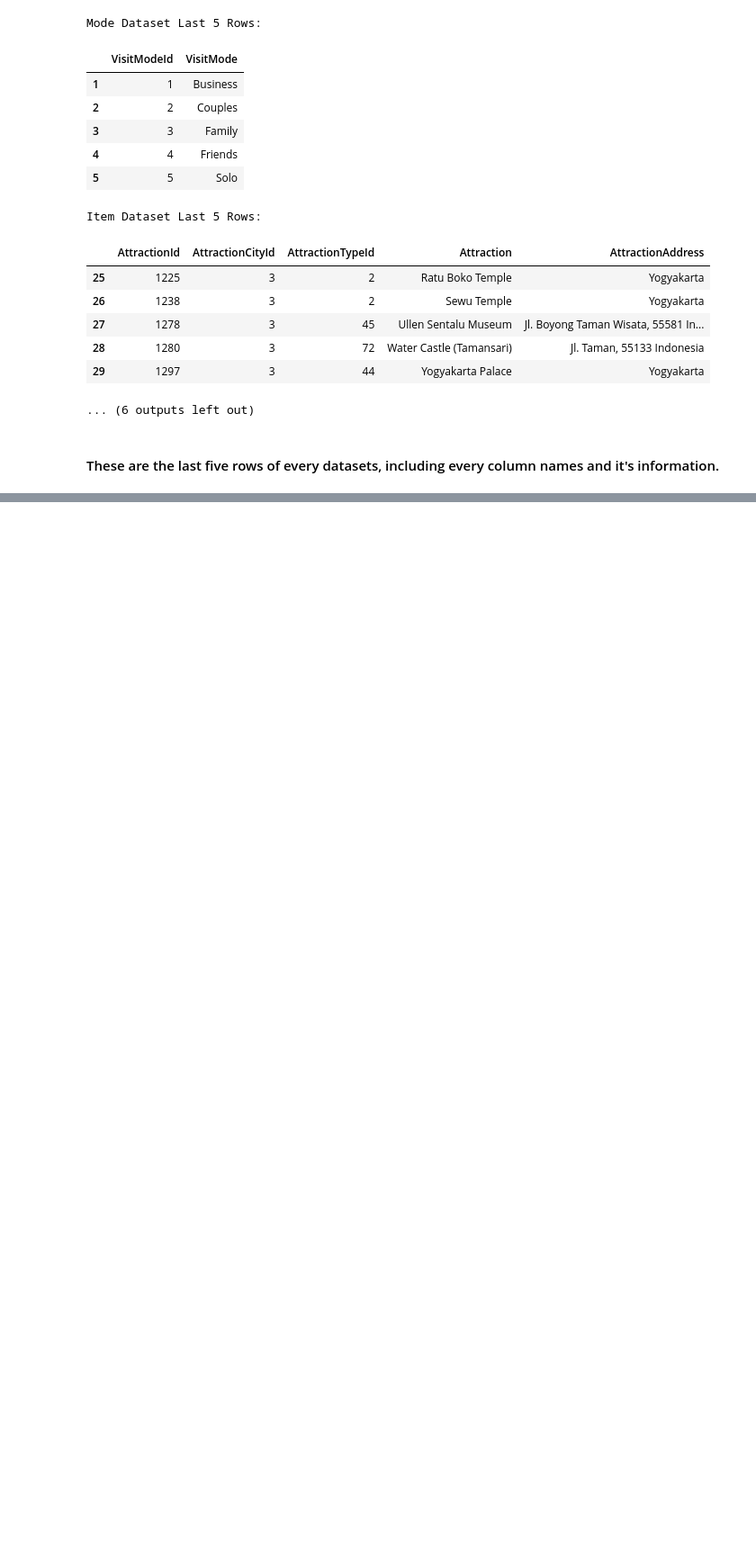
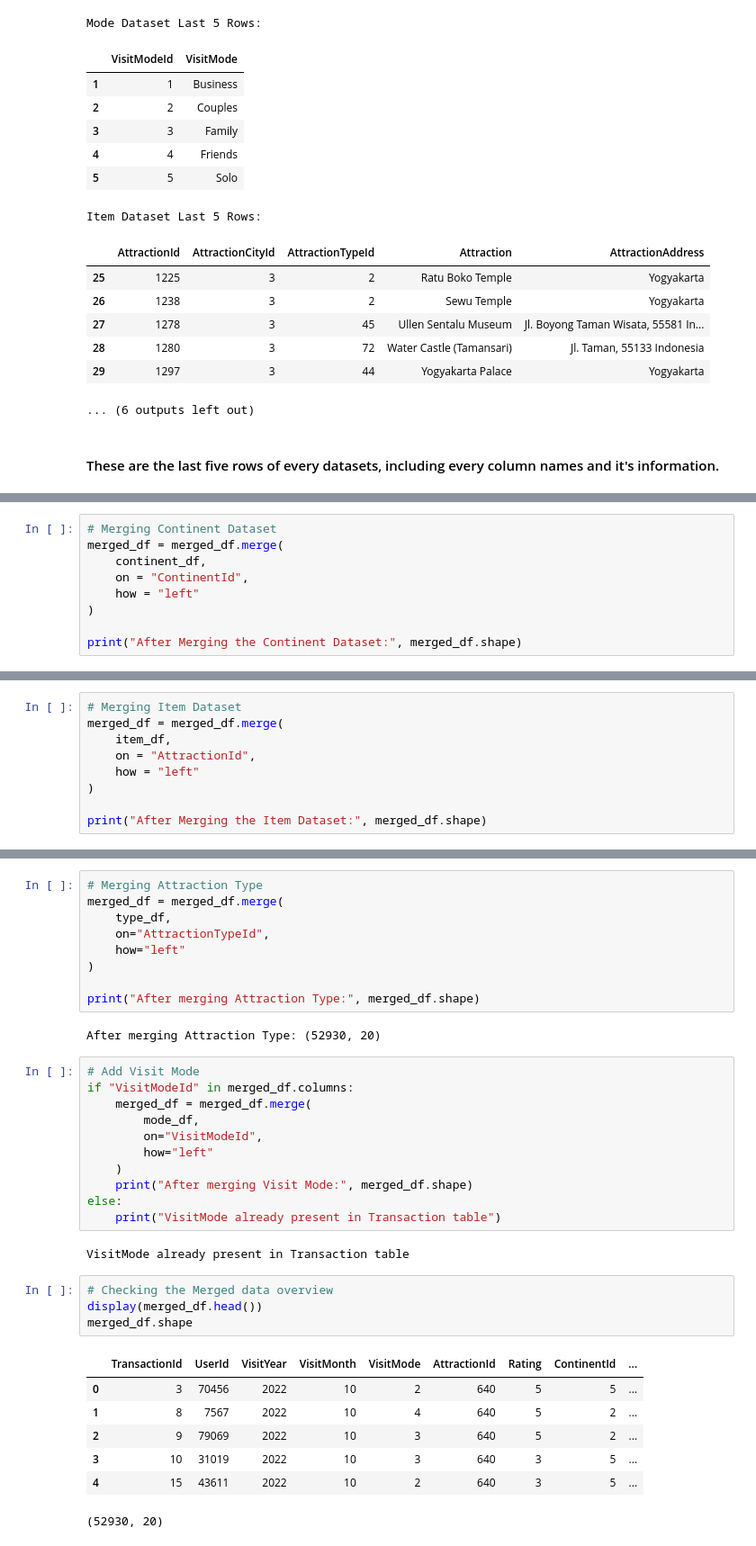
Before and after one commit to shabbu8111999/Tourism_Experience_Analytics, a Jupyter notebook: jupyter/Tourism_Experience.ipynb, the cells around one changed output, grey strips where cells are left out. Shown at 90% size. Cells and saved outputs as stored; diff of their text form; blank space fills up the shorter version.

Commit message:
Notebook Updated till Data Cleaning

```diff
--- a/jupyter/Tourism_Experience.ipynb
+++ b/jupyter/Tourism_Experience.ipynb
@@ -255,0 +348,9 @@ Item Dataset Last 5 Rows:
+# %%
+# Merging Continent Dataset
+merged_df = merged_df.merge(
+    continent_df,
+    on = "ContinentId",
+    how = "left"
+)
+
+print("After Merging the Continent Dataset:", merged_df.shape)
@@ -255,0 +368,9 @@ Item Dataset Last 5 Rows:
+# %%
+# Merging Item Dataset
+merged_df = merged_df.merge(
+    item_df,
+    on = "AttractionId",
+    how = "left"
+)
+
+print("After Merging the Item Dataset:", merged_df.shape)
@@ -255,0 +391,36 @@ Item Dataset Last 5 Rows:
+# %%
+# Merging Attraction Type
+merged_df = merged_df.merge(
+    type_df,
+    on="AttractionTypeId",
+    how="left"
+)
+
+print("After merging Attraction Type:", merged_df.shape)
+# %% [output]
+After merging Attraction Type: (52930, 20)
+# %%
+# Add Visit Mode
+if "VisitModeId" in merged_df.columns:
+    merged_df = merged_df.merge(
+        mode_df,
+        on="VisitModeId",
+        how="left"
+    )
+    print("After merging Visit Mode:", merged_df.shape)
+else:
+    print("VisitMode already present in Transaction table")
+# %% [output]
+VisitMode already present in Transaction table
+# %%
+# Checking the Merged data overview
+display(merged_df.head())
+merged_df.shape
+# %% [output]
+|  | TransactionId | UserId | VisitYear | VisitMonth | VisitMode | AttractionId | Rating | ContinentId | ... |
+| 0 | 3 | 70456 | 2022 | 10 | 2 | 640 | 5 | 5 | ... |
+| 1 | 8 | 7567 | 2022 | 10 | 4 | 640 | 5 | 2 | ... |
+| 2 | 9 | 79069 | 2022 | 10 | 3 | 640 | 5 | 2 | ... |
+| 3 | 10 | 31019 | 2022 | 10 | 3 | 640 | 3 | 5 | ... |
+| 4 | 15 | 43611 | 2022 | 10 | 2 | 640 | 3 | 5 | ... |
+(52930, 20)
```
Also changed, not shown: parts of 48 cells of this notebook.
